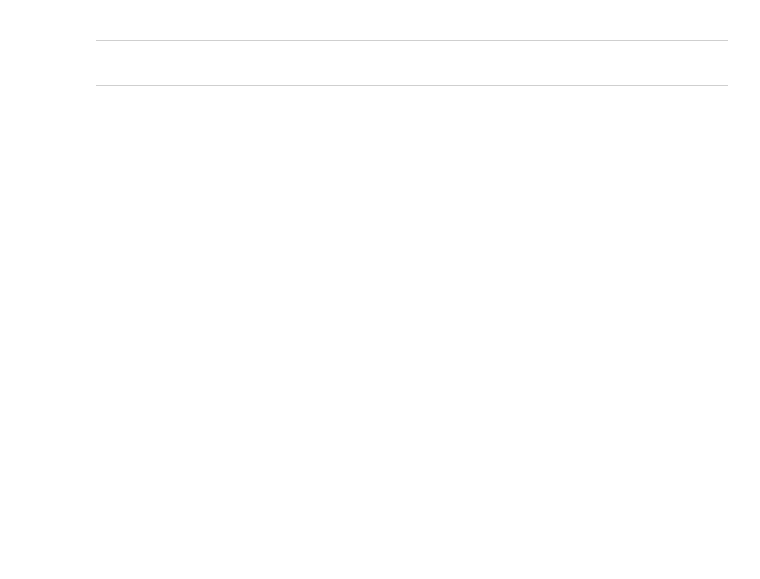
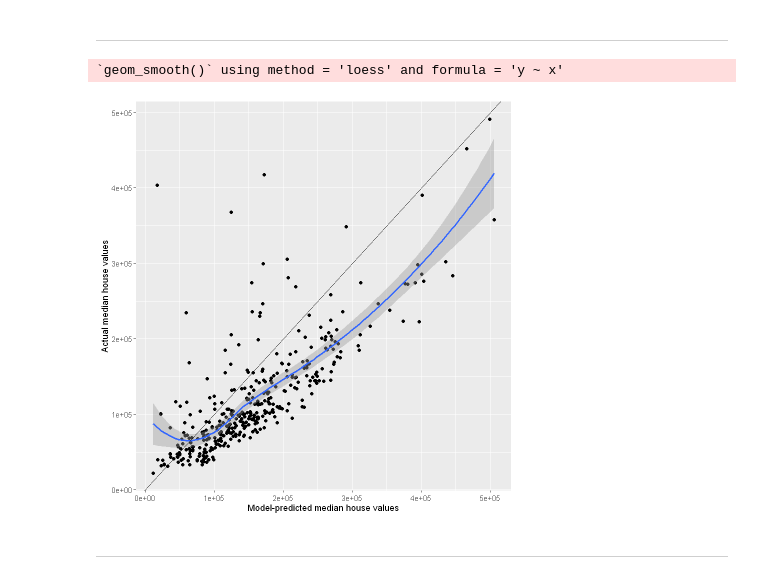
Before and after one commit to AI1379/math-practice, a Jupyter notebook: docs/Chapter2.ipynb, the cells around one changed output. Saved outputs shown, nothing was run; the diff lists cells and outputs as text; code cells hidden in the pictures; blank space fills up the shorter version.

```diff
--- a/docs/Chapter2.ipynb
+++ b/docs/Chapter2.ipynb
@@ -345,17 +491,24 @@ penn.coefs
 # %%
 allegheny.rows <- 24:425
-allegheny <- penn |> slice(allegheny.rows) |>
-  mutate(fitted = penn.coefs["(Intercept)"]+
-  penn.coefs["Median_household_income"]*Median_household_income)
-allegheny <- allegheny[complete.cases(allegheny),]
+allegheny <- penn |>
+  slice(allegheny.rows) |>
+  mutate(fitted = penn.coefs["(Intercept)"] +
+    penn.coefs["Median_household_income"] * Median_household_income)
+allegheny <- allegheny[complete.cases(allegheny), ]
 # %% [markdown]
 ---
 # %%
-allegheny |> ggplot(aes(x = fitted, y = Median_house_value))+
-  geom_point()+
-  labs(x = "Model-predicted median house values",
-     y ="Actual median house values")+
-  geom_smooth() + geom_abline()
+allegheny |> ggplot(aes(x = fitted, y = Median_house_value)) +
+   geom_point() +
+   labs(
+      x = "Model-predicted median house values",
+      y = "Actual median house values"
+   ) +
+   geom_smooth() +
+   geom_abline()
+# %% [output]
+`geom_smooth()` using method = 'loess' and formula = 'y ~ x'
+[figure, added]
 # %% [markdown]
 ---
 # %%
```
Also changed, not shown: parts of 67 cells of this notebook, 30 other files.
